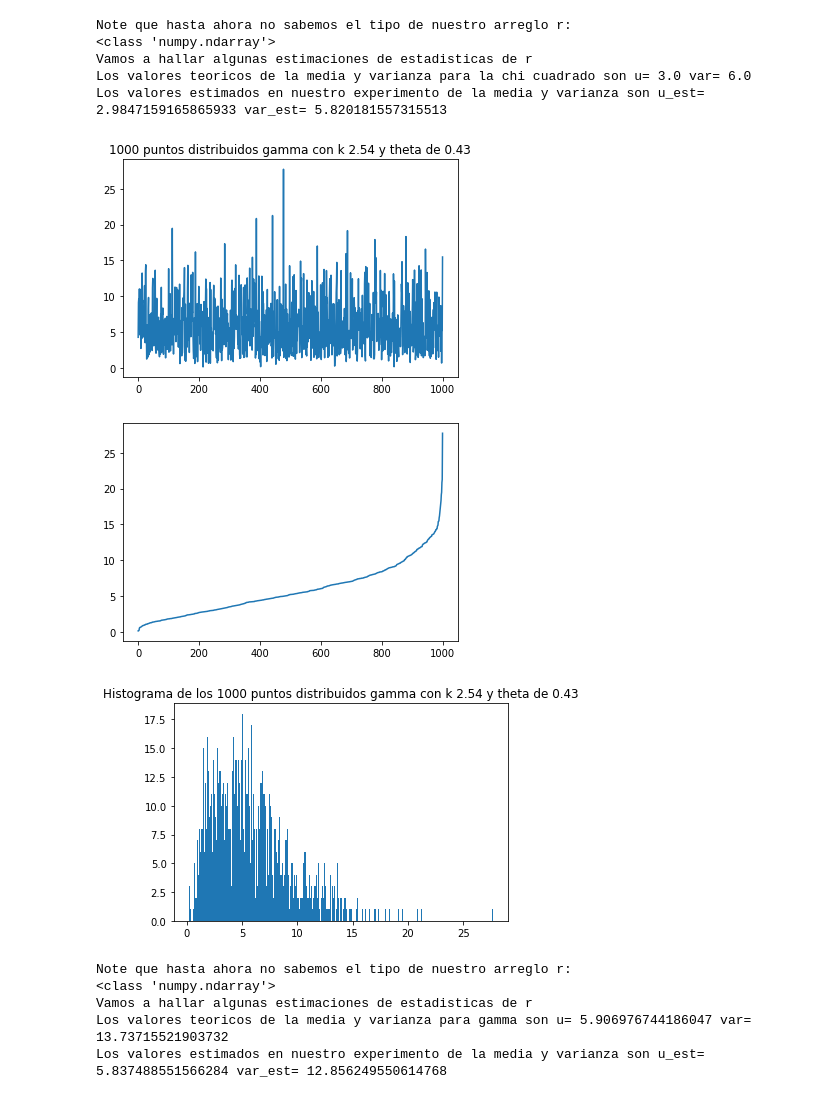
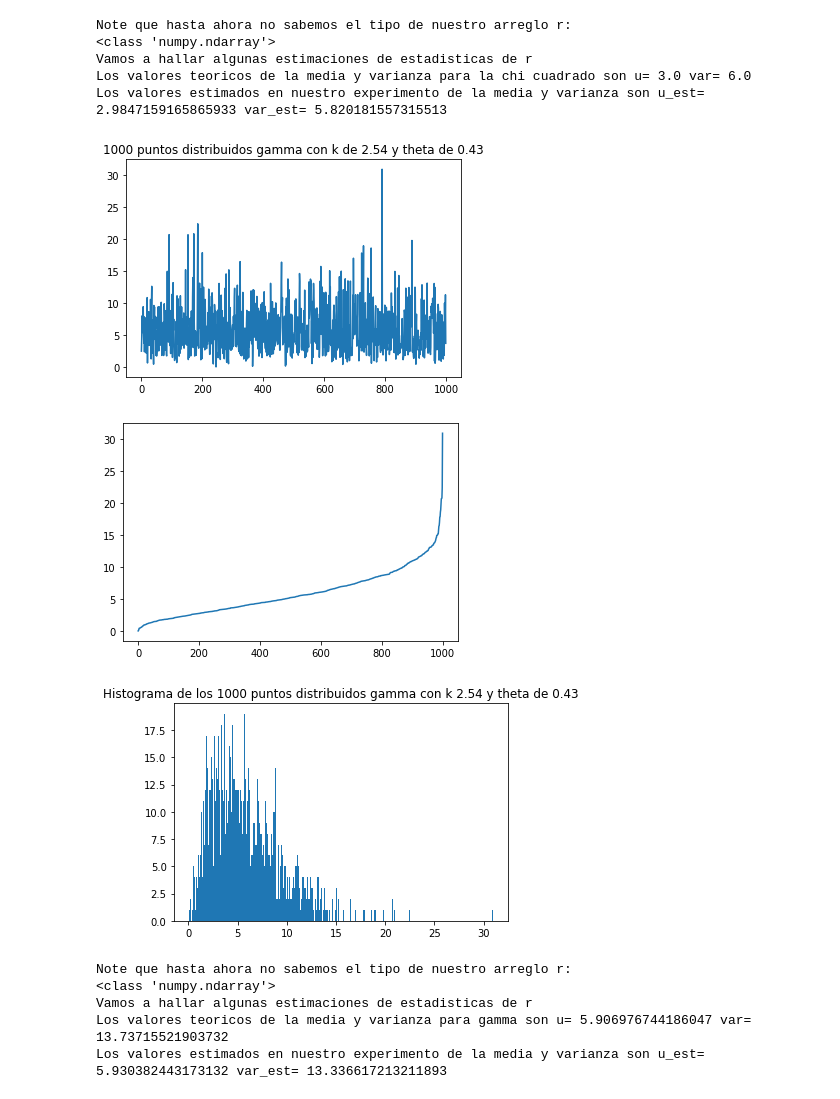
Before and after one commit to CristhiamGonzalez/IA, a Jupyter notebook: TallerS2.ipynb, the cells around one changed output. Saved outputs shown, nothing was run; the diff lists cells and outputs as text; code cells hidden in the pictures.

```diff
--- a/TallerS2.ipynb
+++ b/TallerS2.ipynb
@@ -365,36 +365,35 @@ Los valores estimados en nuestro experimento de la media y varianza son u_est= 2
 # %%
 #Gamma con parametros k y theta t
 k,t=2.54,0.43
-ini = 0
 fin = 1/t
 from scipy.stats import gamma
-mean, var, skew, kurt = gamma.stats(k, scale =fin, moments='mvsk')
-r = scipy.stats.gamma.rvs (k, scale=fin, size=N)
+mean, var, skew, kurt = gamma.stats(k, scale=fin, moments='mvsk')
+r = gamma.rvs (k, scale=fin, size=N)
 #ver https://docs.scipy.org/doc/scipy-0.14.0/reference/stats.html
 plt.plot(r)
-plt.title(str(N)+" puntos distribuidos gamma con k "+str(k)+ " y theta de "+str(t))
+plt.title(str(N)+" puntos distribuidos gamma con k de "+str(k)+ " y theta de "+str(t))
 plt.show()
 r.sort()
 plt.plot(r)
 #plt.title(str(N)+" puntos distribuidos gamma)
 plt.show()
 plt.hist(r, bins = m)
 plt.title("Histograma de los "+str(N)+" puntos distribuidos gamma con k "+str(k)+ " y theta de "+str(t))
 plt.show()
 print("Note que hasta ahora no sabemos el tipo de nuestro arreglo r:")
 print(type(r))
 print("Vamos a hallar algunas estimaciones de estadisticas de r")
 # ver https://numpy.org/doc/stable/reference/routines.statistics.html
 avg=r.mean()
 varest=r.var()
 print("Los valores teoricos de la media y varianza para gamma son u=" ,mean,"var=",var)
 print("Los valores estimados en nuestro experimento de la media y varianza son u_est=" ,avg,"var_est=",varest)
 # %% [output]
-[figure, old version]
+[figure, new version]
-[figure, old version]
+[figure, new version]
-[figure, old version]
+[figure, new version]
 Note que hasta ahora no sabemos el tipo de nuestro arreglo r:
 <class 'numpy.ndarray'>
 Vamos a hallar algunas estimaciones de estadisticas de r
 Los valores teoricos de la media y varianza para gamma son u= 5.906976744186047 var= 13.73715521903732
-Los valores estimados en nuestro experimento de la media y varianza son u_est= 5.837488551566284 var_est= 12.856249550614768
+Los valores estimados en nuestro experimento de la media y varianza son u_est= 5.930382443173132 var_est= 13.336617213211893
```
